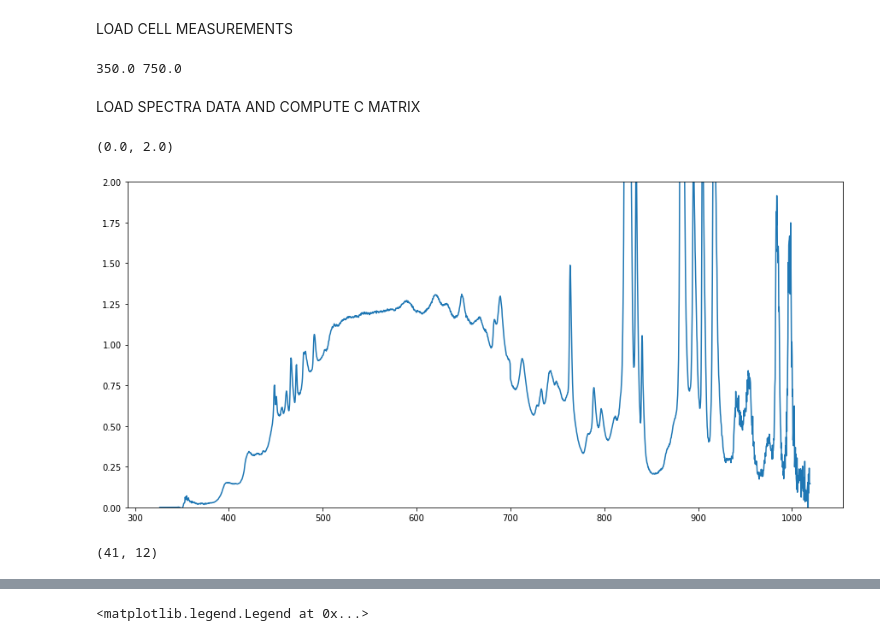
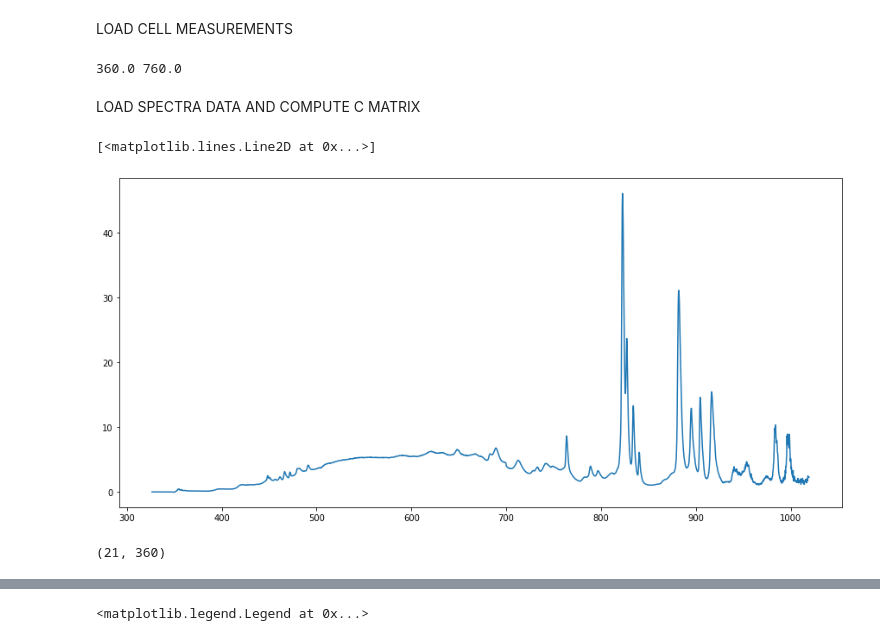
Before and after one commit to mcasademont9/SOLS-EQE, a Jupyter notebook: Numeric method - first try/EQE_tesing_numerical_solution_alejandroway.ipynb, the cells around one changed output, grey strips where cells are left out. Cells and saved outputs as stored; diff of their text form; code cells hidden in the pictures.

Commit message:
Testing with real data 2

```diff
--- a/Numeric method - first try/EQE_tesing_numerical_solution_alejandroway.ipynb
+++ b/Numeric method - first try/EQE_tesing_numerical_solution_alejandroway.ipynb
@@ -28,10 +33,13 @@ LOAD CELL MEASUREMENTS
 # %%
 #We load the measurements:
 
+real_EQE= np.loadtxt('MCV.210602.OT2.labona.L.04.txt', skiprows=1)
 #measurement_data= np.loadtxt('MCV.210604.OF2..Red Sweep Opening.txt', skiprows=1)
-measurement_data= np.loadtxt('MCV.210602.OT2m2.recalibrated..Red Sweep Opening.txt', skiprows=1)
+#measurement_data= np.loadtxt('MCV.210602.OT2m2.recalibrated..Red Sweep Opening.txt', skiprows=1)
 #measurement_data= np.loadtxt('MCV.210921.0830ThY62.ForEQEmeasurement..Red Sweep Opening.txt', skiprows=1)
-#measurement_data= np.loadtxt('MCV.210803.0712OT2.1SUN210712..Red Sweep Opening.txt', skiprows=1)
+#measurement_data= np.loadtxt('MCV.210803.0712OT2.1SUN210712..Red Sweep Opening_L.08.txt', skiprows=1)
+measurement_data= np.loadtxt('MCV.210802.0712EHT2.1SUN210712..Red Sweep Opening_L.09.txt', skiprows=1)
+#measurement_data= np.loadtxt('MCV.210802.0712OF1_delreves.1SUN210712..Blue Sweep Opening.txt', skiprows=1)
 
 measure_Jsc = -0.1*measurement_data[:,2]
 
@@ -47,18 +55,20 @@ max_cutwl = np.max(measure_divwl)
 inc_cutwl = abs(min_cutwl-max_cutwl)/(len(measure_divwl)-1)
 print(min_cutwl, max_cutwl)
 # %% [output]
-350.0 750.0
+360.0 760.0
 # %% [markdown]
 LOAD SPECTRA DATA AND COMPUTE C MATRIX
 # %%
-txt_filelist = os.listdir(os.path.join(os.getcwd(),'Red Sweep Opening'))
-int_time = 0.0001*1.25
+spectras_folder = 'Red Sweep Opening_new'#'Blue Sweep Opening'
+txt_filelist = os.listdir(os.path.join(os.getcwd(), spectras_folder))
+int_time = 0.2*0.001*0.6
 k_filepath = 'flame_to_irradiance_calibrationfile.txt'
 spectra_data = None
-bg_spectra = np.loadtxt(os.path.join('Red Sweep Opening',txt_filelist[0]), skiprows=1)
+bg_spectra = np.loadtxt(os.path.join(spectras_folder,txt_filelist[0]), skiprows=1)
+cut_wl_relation = np.loadtxt(os.path.join('Red Sweep Opening','Red Sweep Opneing - cutting wavelenght relation.txt'), skiprows=1) #Dividing Wavelength To Motor Position Calibration File.txt
 
 for i in range(len(txt_filelist)-1):
-    load_spectra = np.loadtxt(os.path.join('Red Sweep Opening',txt_filelist[i]), skiprows=1)
+    load_spectra = np.loadtxt(os.path.join(spectras_folder,txt_filelist[i]), skiprows=1)
     actual_txt_spectra = np.zeros(load_spectra.shape)
     actual_txt_spectra [:,0] = load_spectra[:,0]
     actual_txt_spectra [:,1] = load_spectra[:,1] - 1*bg_spectra[:,1]
@@ -68,17 +78,17 @@ for i in range(len(txt_filelist)-1):
     else:
         spectra_data = np.dstack((spectra_data, actual_irradiance_spectra))
 
-cut_wl_relation = np.loadtxt(os.path.join('Red Sweep Opening','Red Sweep Opneing - cutting wavelenght relation.txt'), skiprows=1)#Dividing Wavelength To Motor Position Calibration File.txt
+#
 # %%
-j = 99
+j = -1
 
 fig, ax = plt.subplots(figsize=(15,7))
 ax.plot(spectra_data[:,0,j], spectra_data[:,1,j])
-plt.ylim(0,2)
+#plt.ylim(0,2)
 #ax.legend()
 # %% [output]
-(0.0, 2.0)
+[<matplotlib.lines.Line2D at 0x...>]
-[figure, old version]
+[figure, new version]
 # %%
 #Now we construct the spectra matrix (the closest spectras corresponding to the measurement cutting wavelengths)
 spectra_matrix = None
@@ -100,15 +110,15 @@ for i in range(len(measure_divwl)):
 # %%
 #Now we construct the c matrix
 c_matrix_min_wl = 400
-c_matrix_max_wl = 1000
-c_matrix_res_wl = 50
+c_matrix_max_wl = round(min(max(measure_divwl[:]), max(spectra_matrix_cutwl))[0])
+c_matrix_res_wl = 1
 
 #mintomax_wl_distrib = np.linspace(ideal_min-inc_cutwl/2, ideal_max+inc_cutwl/2, ideal_max-ideal_min+int(inc_cutwl)+1)#print(mintomax_wl_distrib)
 c_matrix_wl = np.arange(c_matrix_min_wl, c_matrix_max_wl, c_matrix_res_wl)
 c_matrix = np.zeros((len(measure_divwl),len(c_matrix_wl)))
 #EQE_int_const = np.linspace(1, 0.8, len(c_matrix[:,0]))
 for i in range(len(c_matrix[:,0])):
-    actual_spectra_interpolation = interpolate.interp1d(spectra_matrix_wls, spectra_matrix[i,:], kind='cubic')
+    actual_spectra_interpolation = interpolate.interp1d(spectra_matrix_wls, spectra_matrix[i,:], kind='quadratic')
     iteration_wl = measure_divwl[i]
 
     for j in range(len(c_matrix_wl)):
@@ -122,7 +132,7 @@ for i in range(len(c_matrix[:,0])):
 print(c_matrix.shape)
 #c_matrix = np.flip(c_matrix, axis=1)
 # %% [output]
-(41, 12)
+(21, 360)
 # %%
 #c_matrix[:,-1:-3] =
 fig, ax = plt.subplots(figsize=(15,7))
```
Also changed, not shown: parts of 13 cells of this notebook, 5 other files.
